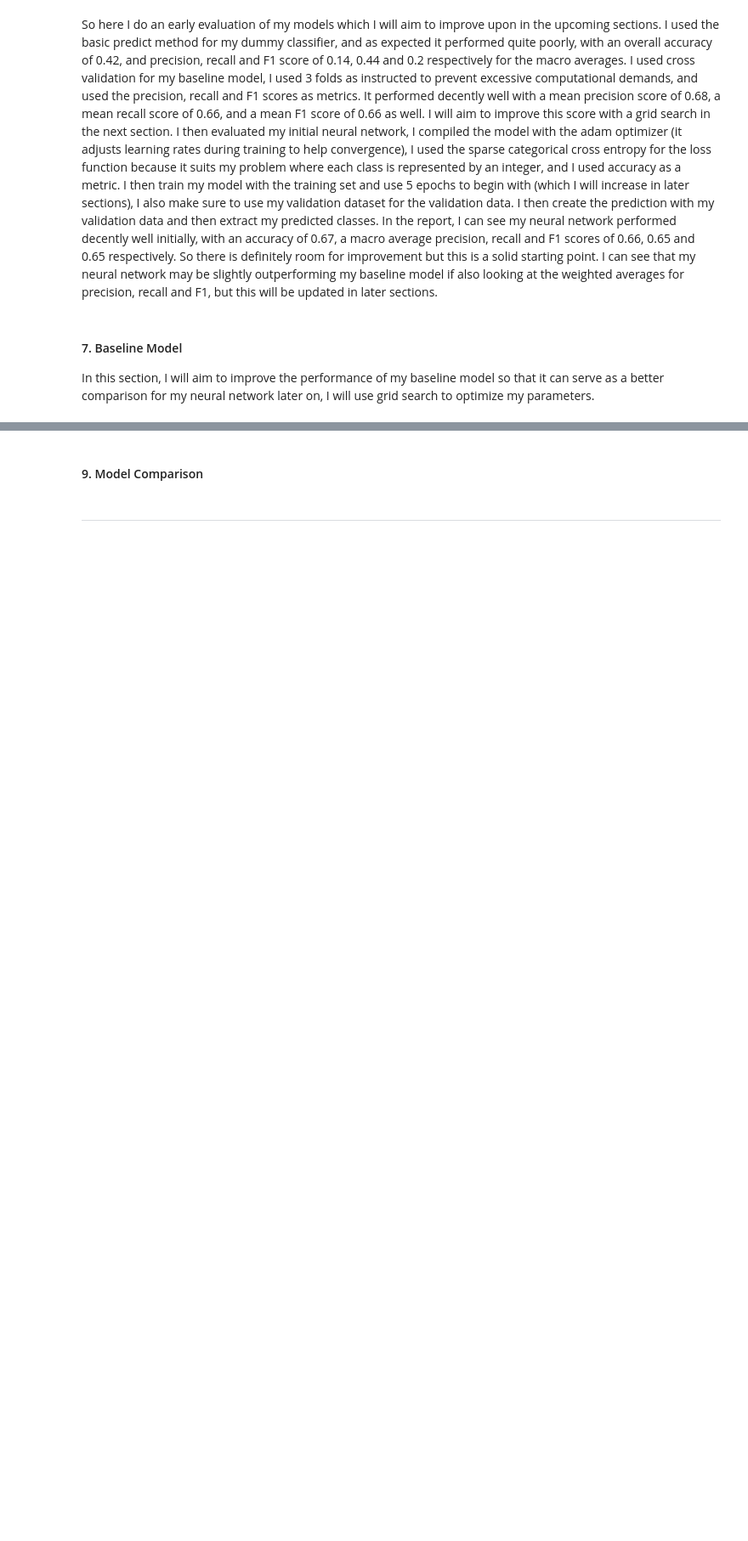
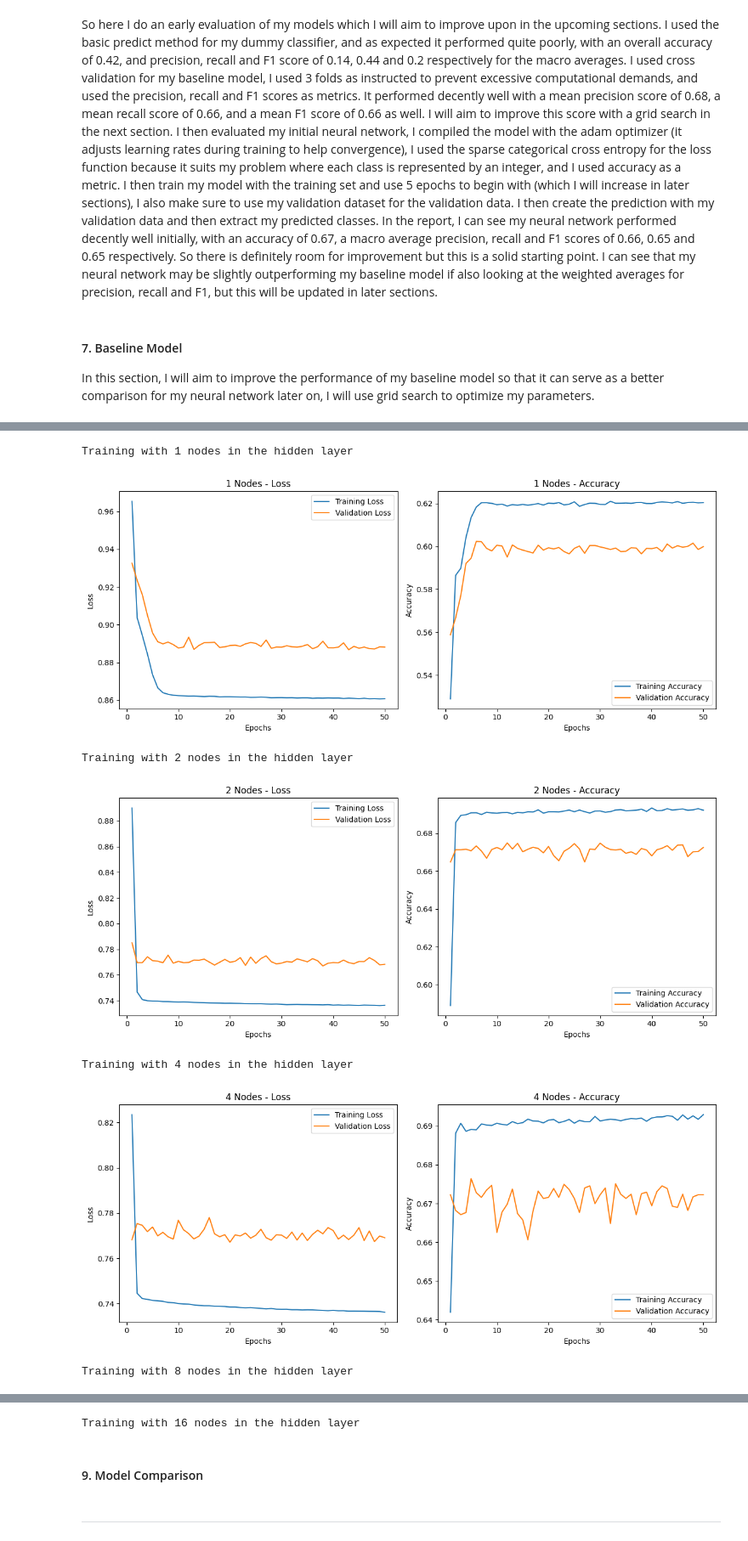
Before and after one commit to alex-govier5/intro-to-ai, a Jupyter notebook: A3/AI_Assignment3.ipynb, the cells around one changed output, grey strips where cells are left out. Shown at 85% size. Drawn from its saved outputs; the diff is of its cells as text; code cells hidden in the pictures; blank space fills up the shorter version.

```diff
--- a/A3/AI_Assignment3.ipynb
+++ b/A3/AI_Assignment3.ipynb
@@ -230,0 +262,32 @@ Here I will tune my neural network by focusing on different hyperparameters with
+# %%
+# Initialize lists to store histories for comparison
+histories = {}
+
+# Loop through different hidden layer node configurations
+for nodes in [1, 2, 4, 8, 16, 32, 64, 128, 256, 512]:
+    print(f"\nTraining with {nodes} nodes in the hidden layer")
+
+    # Define model
+    nn_model = Sequential([
+        Input(shape=(462,)),              # Input layer
+        Dense(nodes),                     # Hidden layer
+        Dense(3, activation='softmax')    # Output layer with 3 classes
+    ])
+
+    # Compile model
+    nn_model.compile(optimizer='adam', loss='sparse_categorical_crossentropy', metrics=['accuracy'])
+
+    # Train model and store history
+    history = nn_model.fit(X_train, y_train, epochs=50, validation_data=(X_valid, y_valid), verbose=0)
+    histories[f'{nodes}_nodes'] = history
+
+    # Plot results
+    plot_loss_accuracy(history, title=f'{nodes} Nodes')
+# %% [output]
+Training with 1 nodes in the hidden layer
+[figure, added]
+Training with 2 nodes in the hidden layer
+[figure, added]
+Training with 4 nodes in the hidden layer
+[figure, added]
+Training with 8 nodes in the hidden layer
@@ -231,3 +295,4 @@ Here I will tune my neural network by focusing on different hyperparameters with
+Training with 16 nodes in the hidden layer
 # %% [markdown]
 #### 9. Model Comparison
 # %% [markdown]
```
Also changed, not shown: parts of 8 cells of this notebook.
